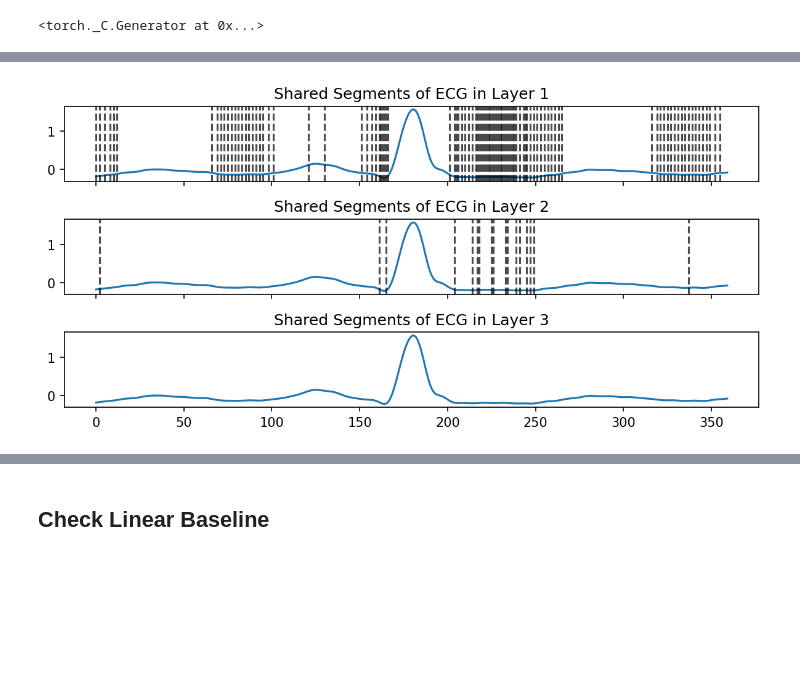
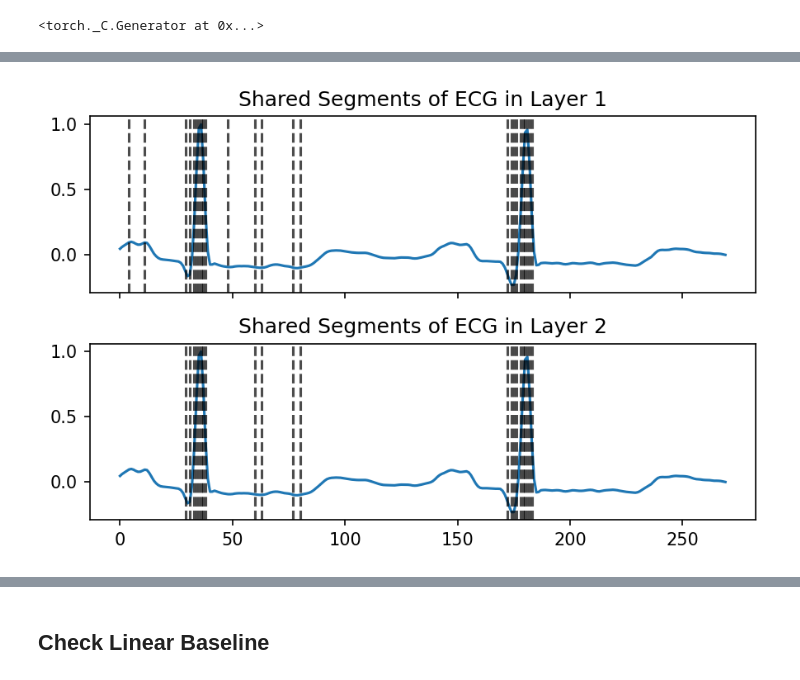
Before and after one commit to rahulpemmaraju/arrhythmia_detection, a Jupyter notebook: visualize_hsnn.ipynb, the cells around one changed output, grey strips where cells are left out. Cells and saved outputs as stored; diff of their text form; code cells hidden in the pictures; blank space fills up the shorter version.

```diff
--- a/visualize_hsnn.ipynb
+++ b/visualize_hsnn.ipynb
@@ -52,17 +63,26 @@ encoder = Current_Encoder(train_mean, train_std)
 # %%
-model_name = 'hgrsnn'
-weight_folder = '../remote_weights_OLD/model_weights'
-model_weight = 's_2_optimized_threelayer_hsnn_32_64_lif'
-with open('nested_configs/hgrsnn_config.yaml', 'r') as file:
+weight_folder = '../remote_results/model_weights'
+model_weight = 's_2_hgrsnn_wo_td'
+with open('nested_configs/hgrsnn_wo_td_large_config.yaml', 'r') as file:
     model_configs = yaml.safe_load(file)
 
-model = create_model(model_configs)
+# main.py trains with --use_best_model, i.e. config_key='xbest'. the neuron
+# alphas/thresholds are constructor arguments, not state_dict entries, so
+# building with the default 'x0' loads the weights without error and then
+# runs them with the wrong dynamics.
+model = create_model(model_configs, 'xbest')
 
 model_path = os.path.join(weight_folder, model_weight) + '.pth'
 checkpoint = torch.load(model_path, weights_only=False)
 model.load_state_dict(checkpoint['model'])
 
+# the threshold has to be calibrated with the same reduction the predictions use:
+# the MEAN of the readout over the labeled beat span (see utils/metrics.py). the
+# checkpoint also carries the threshold computed at the end of training.
 val_loader = torch.utils.data.DataLoader(val_dataset, batch_size=128)
-threshold = metrics.get_threshold(model, val_loader, encoder, fix_sensitivity=True)
-print(threshold)
+threshold = metrics.get_threshold(model, val_loader, encoder, fix_sensitivity=True,
+                                  beat_bounds=(start, end))
+print('threshold (recomputed):', threshold)
+if 'threshold' in checkpoint:
+    print('threshold (from checkpoint):', float(checkpoint['threshold']))
 # %% [output]
@@ -78,7 +99,8 @@ for i in range(len(test_dataset)):
 # %%
-waveform, label = test_dataset.__getitem__(9)
+idx = 6494
+waveform, label, *_ = test_dataset[idx]
 
-ts = np.arange(len(waveform)) / 360
+ts = np.arange(len(waveform)) / 180  # fs = 180 Hz after downsampling
 plt.plot(ts, waveform);
 plt.xlabel('time [s]')
 plt.ylabel('voltage [mV]');
@@ -98,39 +146,30 @@ Predicted Class: 0
 # %%
-b_0, b_1, b_2 = b_vals
+b_0, b_1 = b_vals
 b_0 = b_0.squeeze().numpy()
 b_1 = b_1.squeeze().numpy()
-b_2 = b_2.squeeze().numpy()
 # %%
-fig, (ax1, ax2, ax3) = plt.subplots(3, 1, sharex=True, figsize=(8, 4), gridspec_kw={'height_ratios': [3, 3, 3]}, dpi=150)
+fig, (ax1, ax2) = plt.subplots(2, 1, sharex=True, figsize=(6, 4), gridspec_kw={'height_ratios': [3, 3]}, dpi=150)
 
 x = np.arange(len(b_0))
 b_0_indeces = np.where(b_0 == 1)[0]
 event_times = x[b_0_indeces]
 
 ax1.plot(x, waveform)
 for t in event_times:
     ax1.axvline(t, color='black', linestyle='--', alpha=0.7)
 
 b_1_indeces = np.where(b_1 == 1)[0]
 event_times = x[b_1_indeces]
 
 ax2.plot(x, waveform)
 for t in event_times:
     ax2.axvline(t, color='black', linestyle='--', alpha=0.7)
 
-b_2_indeces = np.where(b_2 == 1)[0]
-event_times = x[b_2_indeces]
-
-ax3.plot(x, waveform)
-for t in event_times:
-    ax3.axvline(t, color='black', linestyle='--', alpha=0.7)
-
 
 ax1.set_title('Shared Segments of ECG in Layer 1')
 ax2.set_title('Shared Segments of ECG in Layer 2')
-ax3.set_title('Shared Segments of ECG in Layer 3')
 
 fig.tight_layout()
 # %% [output]
-[figure, old version]
+[figure, new version]
 # %%
```
Also changed, not shown: parts of 40 cells of this notebook, 5 other files.
